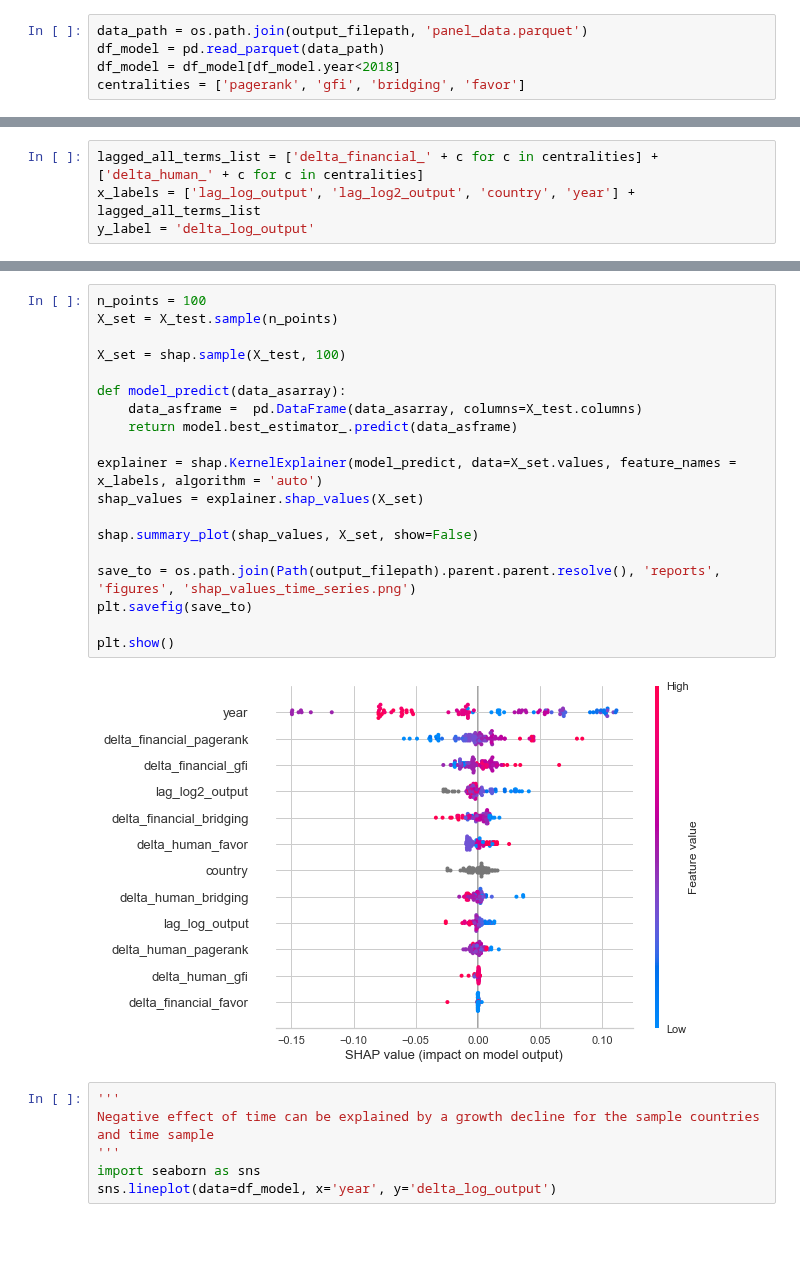
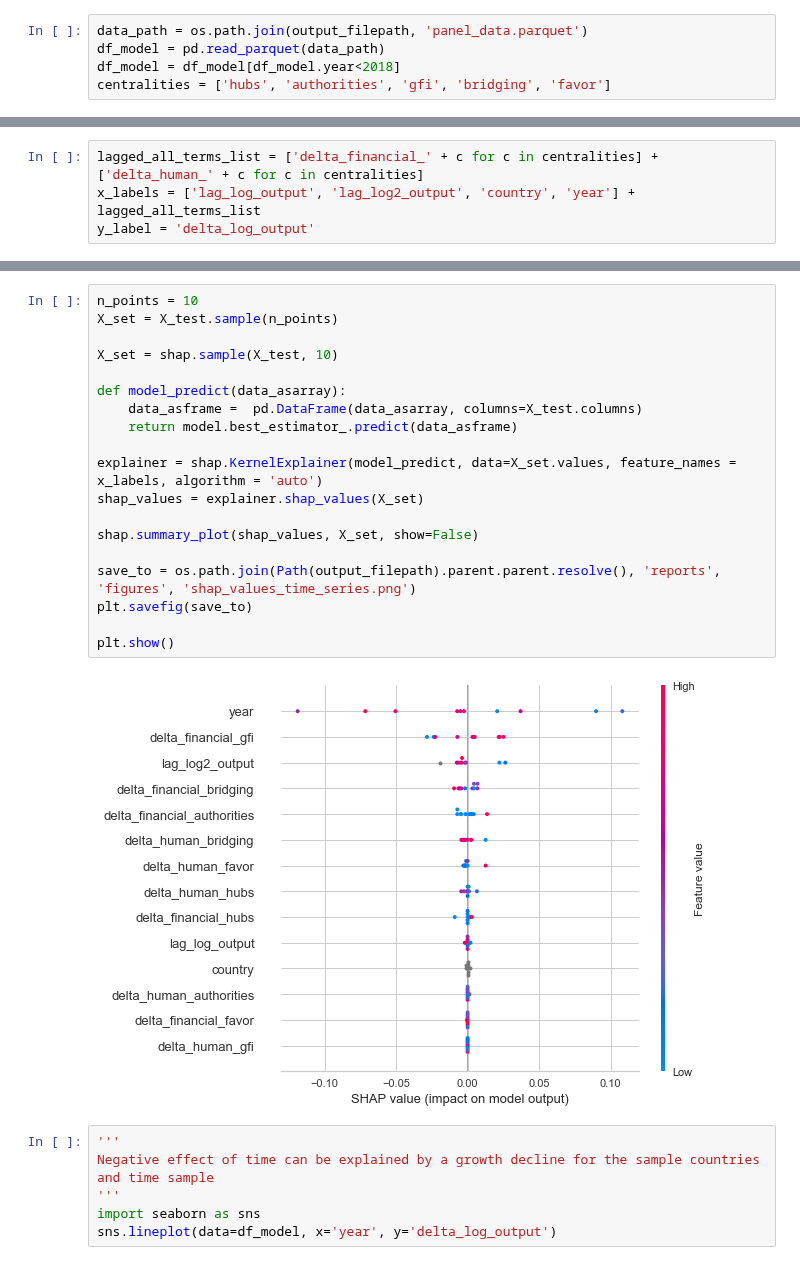
Before and after one commit to jaimeoliver1/social_capital_in_trade_networks, a Jupyter notebook: notebooks/01_02_non_linear_regression_models.ipynb, the cells around one changed output, grey strips where cells are left out. Saved outputs shown, nothing was run; the diff lists cells and outputs as text; blank space fills up the shorter version.

```diff
--- a/notebooks/01_02_non_linear_regression_models.ipynb
+++ b/notebooks/01_02_non_linear_regression_models.ipynb
@@ -30,7 +30,7 @@ import shap
 data_path = os.path.join(output_filepath, 'panel_data.parquet')
 df_model = pd.read_parquet(data_path)
 df_model = df_model[df_model.year<2018]
-centralities = ['pagerank', 'gfi', 'bridging', 'favor']
+centralities = ['hubs', 'authorities', 'gfi', 'bridging', 'favor']
 # %%
 all_centralities = ['financial_' + c for c in centralities] + ['human_' + c for c in centralities]
 controls = ['log_GFCF', 'log_wkn_population', 'year', 'country']
@@ -249,25 +248,25 @@ visualizer.show()
 <AxesSubplot:title={'center':'Prediction Error for GridSearchCV'}, xlabel='$y$', ylabel='$\\hat{y}$'>
 # %%
-n_points = 100
+n_points = 10
 X_set = X_test.sample(n_points)
 
-X_set = shap.sample(X_test, 100)
+X_set = shap.sample(X_test, 10)
 
 def model_predict(data_asarray):
     data_asframe =  pd.DataFrame(data_asarray, columns=X_test.columns)
     return model.best_estimator_.predict(data_asframe)
 
 explainer = shap.KernelExplainer(model_predict, data=X_set.values, feature_names = x_labels, algorithm = 'auto')
 shap_values = explainer.shap_values(X_set)
 
 shap.summary_plot(shap_values, X_set, show=False)
 
 save_to = os.path.join(Path(output_filepath).parent.parent.resolve(), 'reports', 'figures', 'shap_values_time_series.png')
 plt.savefig(save_to)
 
 plt.show()
 # %% [output]
-[figure, old version]
+[figure, new version]
 # %%
 '''
 Negative effect of time can be explained by a growth decline for the sample countries and time sample
```
Also changed, not shown: parts of 11 cells of this notebook, 30 other files.
